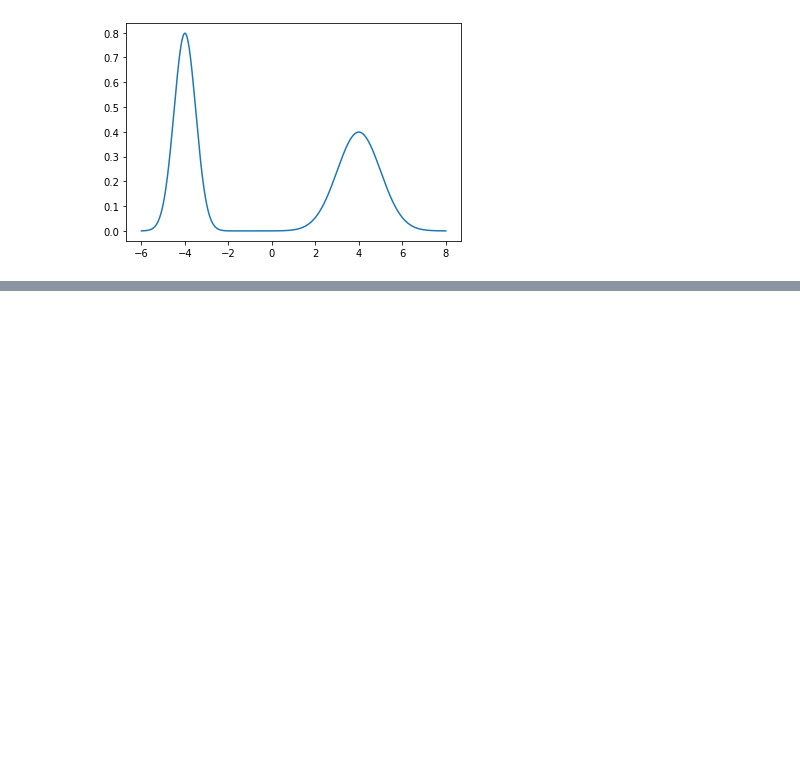
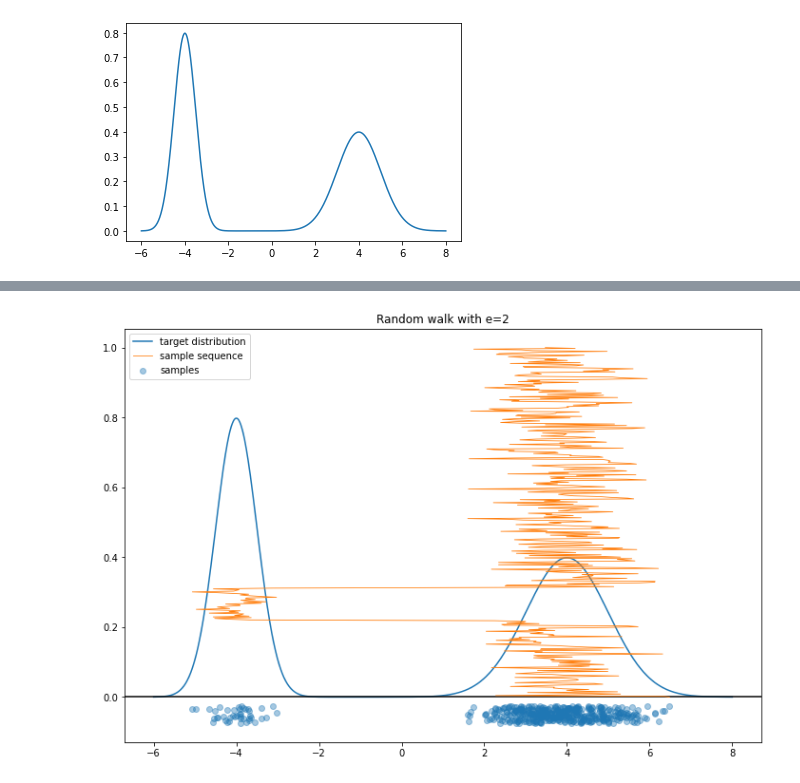
Before and after one commit to Inventrohyder/cs146, a Jupyter notebook: 13.2/notebook.ipynb, the cells around one changed output, grey strips where cells are left out. Saved outputs shown, nothing was run; the diff lists cells and outputs as text; code cells hidden in the pictures; blank space fills up the shorter version.

```diff
--- a/13.2/notebook.ipynb
+++ b/13.2/notebook.ipynb
@@ -57,0 +51,4 @@ walk(4)
+# %%
+a_2=walk(2)
+# %% [output]
+[figure, added]
```
Also changed, not shown: parts of 13 cells of this notebook.
